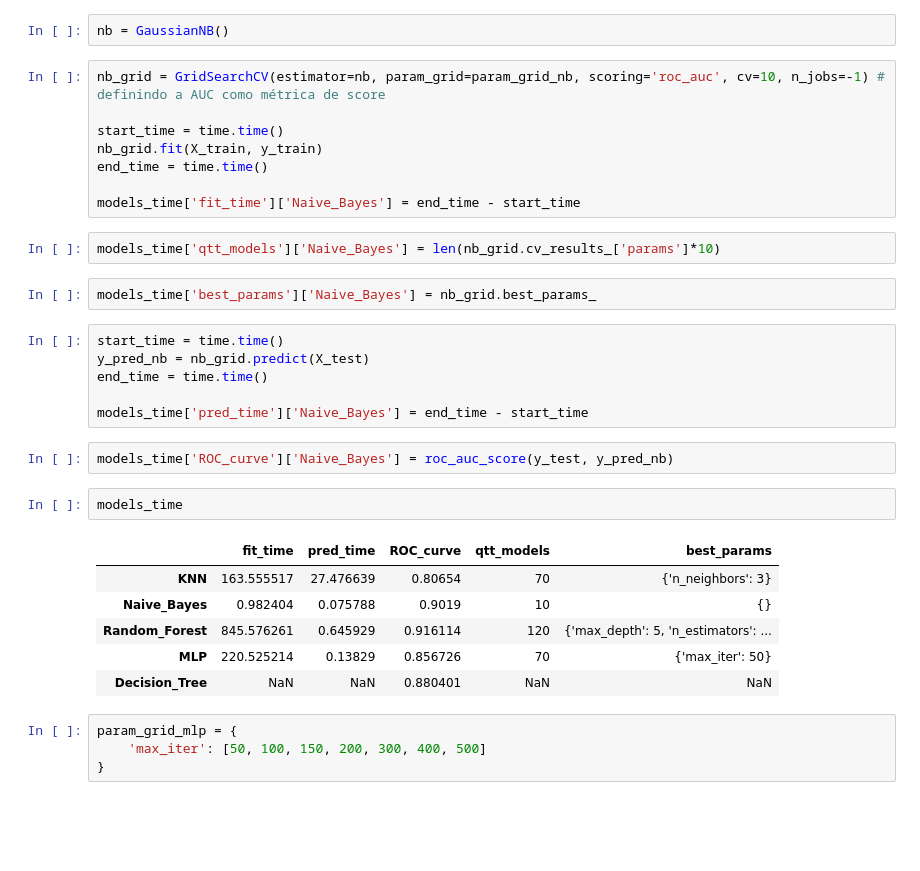
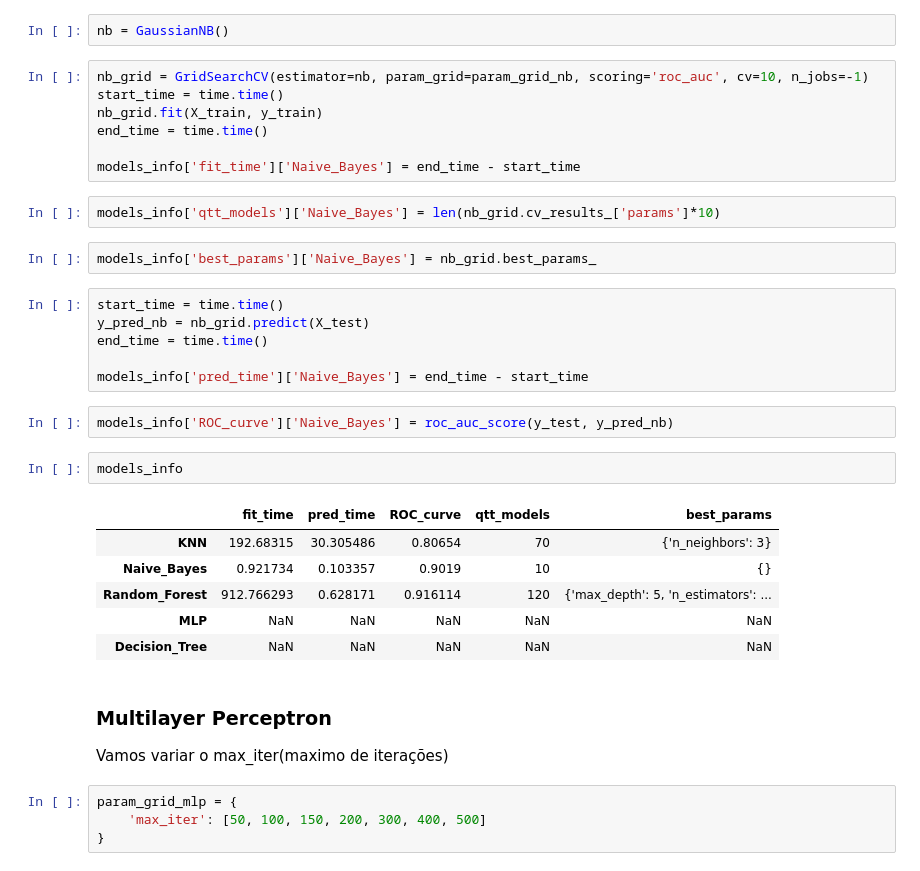
Before and after one commit to silmarp/machine-learning-bankruptcy, a Jupyter notebook: main.ipynb, the cells around one changed output. Saved outputs shown, nothing was run; the diff lists cells and outputs as text; blank space fills up the shorter version.

```diff
--- a/main.ipynb
+++ b/main.ipynb
@@ -253,34 +272,36 @@ param_grid_nb = {
 # %%
 nb = GaussianNB()
 # %%
-nb_grid = GridSearchCV(estimator=nb, param_grid=param_grid_nb, scoring='roc_auc', cv=10, n_jobs=-1) # definindo a AUC como métrica de score
-
+nb_grid = GridSearchCV(estimator=nb, param_grid=param_grid_nb, scoring='roc_auc', cv=10, n_jobs=-1)
 start_time = time.time()
 nb_grid.fit(X_train, y_train)
 end_time = time.time()
 
-models_time['fit_time']['Naive_Bayes'] = end_time - start_time
+models_info['fit_time']['Naive_Bayes'] = end_time - start_time
 # %%
-models_time['qtt_models']['Naive_Bayes'] = len(nb_grid.cv_results_['params']*10)
+models_info['qtt_models']['Naive_Bayes'] = len(nb_grid.cv_results_['params']*10)
 # %%
-models_time['best_params']['Naive_Bayes'] = nb_grid.best_params_
+models_info['best_params']['Naive_Bayes'] = nb_grid.best_params_
 # %%
 start_time = time.time()
 y_pred_nb = nb_grid.predict(X_test)
 end_time = time.time()
 
-models_time['pred_time']['Naive_Bayes'] = end_time - start_time
+models_info['pred_time']['Naive_Bayes'] = end_time - start_time
 # %%
-models_time['ROC_curve']['Naive_Bayes'] = roc_auc_score(y_test, y_pred_nb)
+models_info['ROC_curve']['Naive_Bayes'] = roc_auc_score(y_test, y_pred_nb)
 # %%
-models_time
+models_info
 # %% [output]
 |  | fit_time | pred_time | ROC_curve | qtt_models | best_params |
-| KNN | 163.555517 | 27.476639 | 0.80654 | 70 | {'n_neighbors': 3} |
-| Naive_Bayes | 0.982404 | 0.075788 | 0.9019 | 10 | {} |
-| Random_Forest | 845.576261 | 0.645929 | 0.916114 | 120 | {'max_depth': 5, 'n_estimators': ... |
-| MLP | 220.525214 | 0.13829 | 0.856726 | 70 | {'max_iter': 50} |
-| Decision_Tree | NaN | NaN | 0.880401 | NaN | NaN |
+| KNN | 192.68315 | 30.305486 | 0.80654 | 70 | {'n_neighbors': 3} |
+| Naive_Bayes | 0.921734 | 0.103357 | 0.9019 | 10 | {} |
+| Random_Forest | 912.766293 | 0.628171 | 0.916114 | 120 | {'max_depth': 5, 'n_estimators': ... |
+| MLP | NaN | NaN | NaN | NaN | NaN |
+| Decision_Tree | NaN | NaN | NaN | NaN | NaN |
+# %% [markdown]
+### Multilayer Perceptron
+Vamos variar o max_iter(maximo de iterações)
 # %%
 param_grid_mlp = {
     'max_iter': [50, 100, 150, 200, 300, 400, 500]
```
Also changed, not shown: parts of 49 cells of this notebook.
